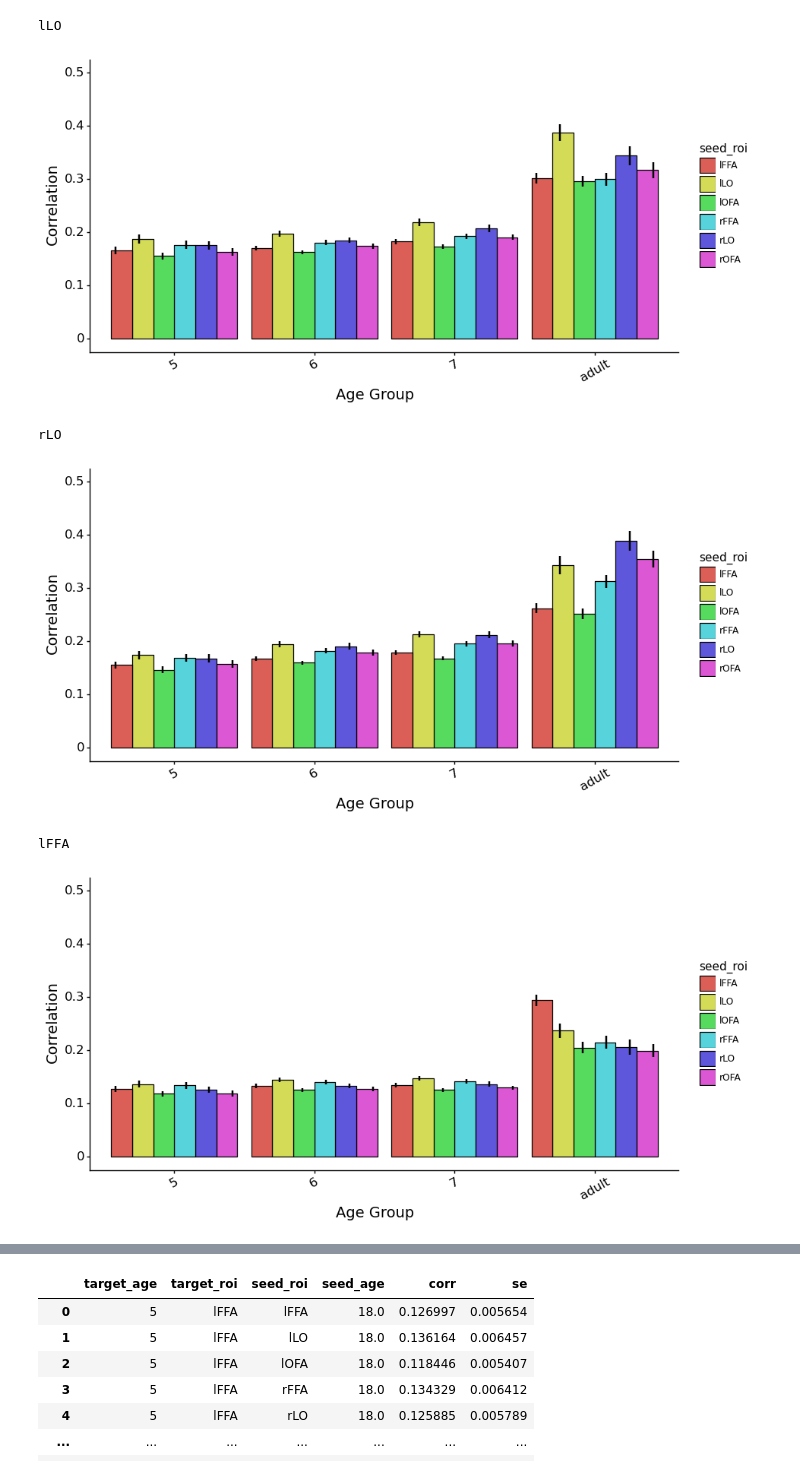
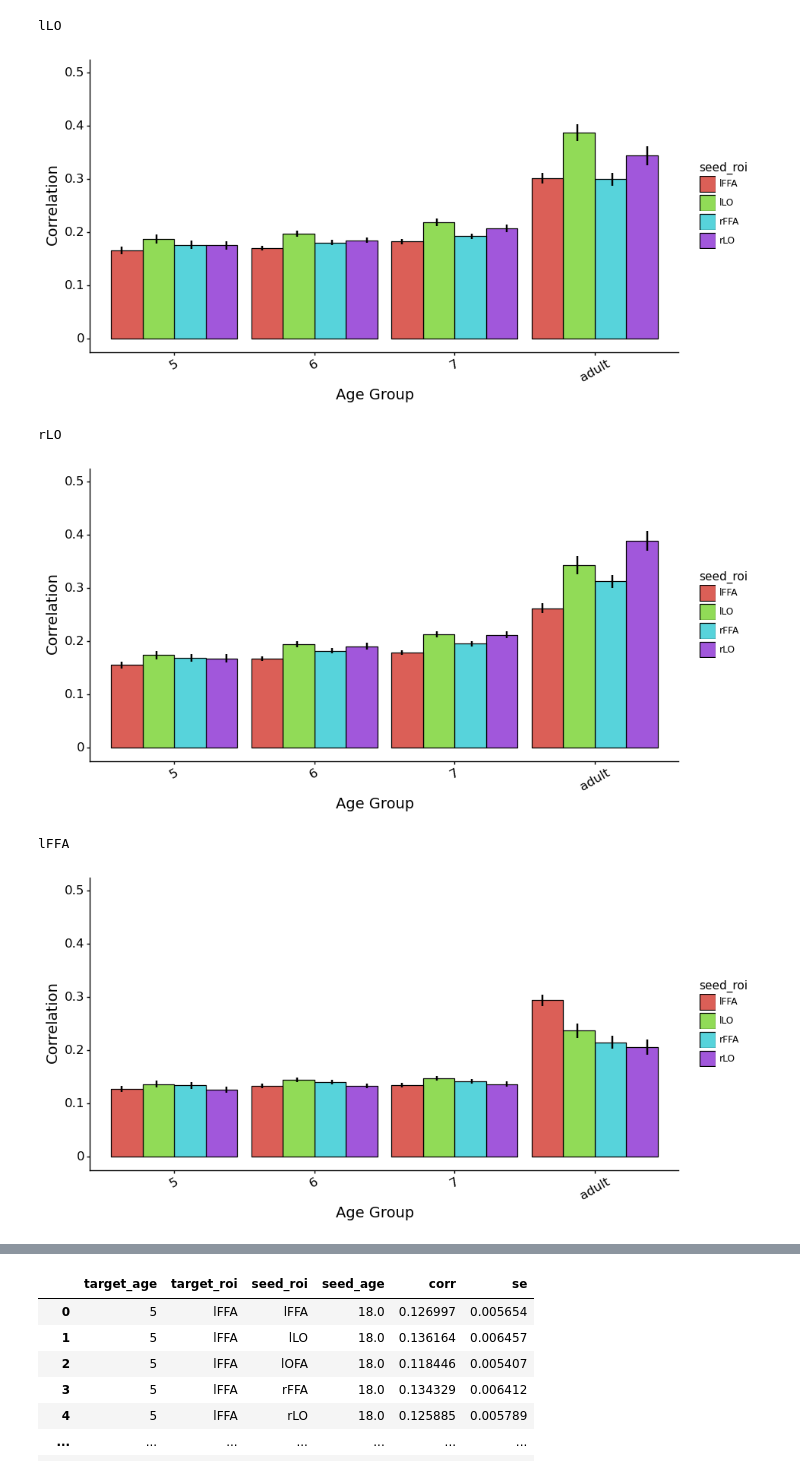
Before and after one commit to vayzenb/ginn, a Jupyter notebook: exps/plot_human_results.ipynb, the cells around one changed output, grey strips where cells are left out. Cells and saved outputs as stored; diff of their text form; code cells hidden in the pictures.

```diff
--- a/exps/plot_human_results.ipynb
+++ b/exps/plot_human_results.ipynb
@@ -20,4 +20,33 @@ results_dir = f'{curr_dir}/results'
 vid = 'DM-clip'
 
 rois = ['lLO','rLO','lFFA', 'rFFA']
-ages = [ '5', '6', '7','8', 'adult']
+ages = [ '5', '6', '7', 'adult']
+# %%
+"""
+MVPD with cross-val on video
+"""
+exp = 'mvpd'
+df = pd.read_csv(f'{results_dir}/{exp}/human_summary_50_srm_sub_cv.csv')
+df['age'] = df['age'].astype(str)
+df['age'][df['age']== '18'] = 'adult'
+
+for roi in rois:
+
+    summary_df = df[df['roi'] == roi]
+    summary_df['age'] = pd.Categorical(summary_df['age'], categories = ages, ordered = False)
+    summary_df['seed_roi'] = pd.Categorical(summary_df['seed_roi'], categories = rois, ordered = False)
+
+    plot = ggplot(summary_df, aes(x = 'age', y = 'corr', fill = 'seed_roi')) + \
+    geom_col(stat='identity',color = 'black') + theme_classic() + \
+    '''
+    xlab('Age Group') + ylab('Correlation') + ylim(0, 0.5) + \
+    theme(text = element_text(color ='black'),
+        axis_text_x= element_text(angle = 30, size = 12),
+        axis_text_y= element_text(size = 12),
+        axis_title=element_text(size = 14),
+        axis_line=element_line(),
+        panel_border=element_blank(),
+        figure_size = (10, 5))
+    '''
+    print(plot)
+    del plot
@@ -24,9 +75,11 @@ ages = [ '5', '6', '7','8', 'adult']
 # %%
 """
-Individual RSA using each individual
+RSA using each individual
 """
 exp = 'rsa'
 df = pd.read_csv(f'{results_dir}/{exp}/individual_rsa_summary.csv')
+df = df[df['seed_roi'] != 'lOFA']
+df = df[df['seed_roi'] != 'rOFA']
 
 df['target_age'] = df['target_age'].apply(np.floor).astype(int)
 df['target_age'][df['target_age'] >= 18] = 18
@@ -34,38 +87,38 @@ df['target_age'] = df['target_age'].astype(str)
 df['target_age'][df['target_age']== '18'] = 'adult'
 
 curr_df = df.groupby(["target_age", "target_roi","seed_roi"]).mean().reset_index()
 curr_df['se'] = df.groupby(["target_age", "target_roi","seed_roi"]).sem().reset_index()['corr']
 
 
 for roi_vals in enumerate(rois):
         roi = f'{roi_vals[1]}'
-
+        print(roi)
         summary_df = curr_df[(curr_df['target_roi'] == roi)]
         summary_df['target_age'] = pd.Categorical(summary_df['target_age'], categories = ages, ordered = False)
         #summary_df['seed_roi'] = pd.Categorical(summary_df['seed_roi'], categories = rois, ordered = False)
 
 
-        print(roi)
+
 
         plot = ggplot(summary_df, aes(x = 'target_age', y = 'corr', fill = 'seed_roi')) + \
             geom_col(stat='identity',color = 'black', position='dodge') + theme_classic() + \
             xlab('Age Group') + ylab('Correlation') + ylim(0, 0.5) + \
             geom_linerange(aes(x='target_age',  ymax = 'corr + se', ymin = 'corr - se'), size = 1, position=position_dodge2(width=1)) + \
             theme(text = element_text(color ='black'),
                 axis_text_x= element_text(angle = 30, size = 12),
                 axis_text_y= element_text(size = 12),
                 axis_title=element_text(size = 14),
                 axis_line=element_line(),
                 panel_border=element_blank(),
                 figure_size = (10, 5))
 
         print(plot)
         del plot
 # %% [output]
 lLO
-[figure, old version]
+[figure, new version]
 rLO
-[figure, old version]
+[figure, new version]
 lFFA
-[figure, old version]
+[figure, new version]
 rFFA
```
Also changed, not shown: parts of 4 cells of this notebook, 14 other files.
